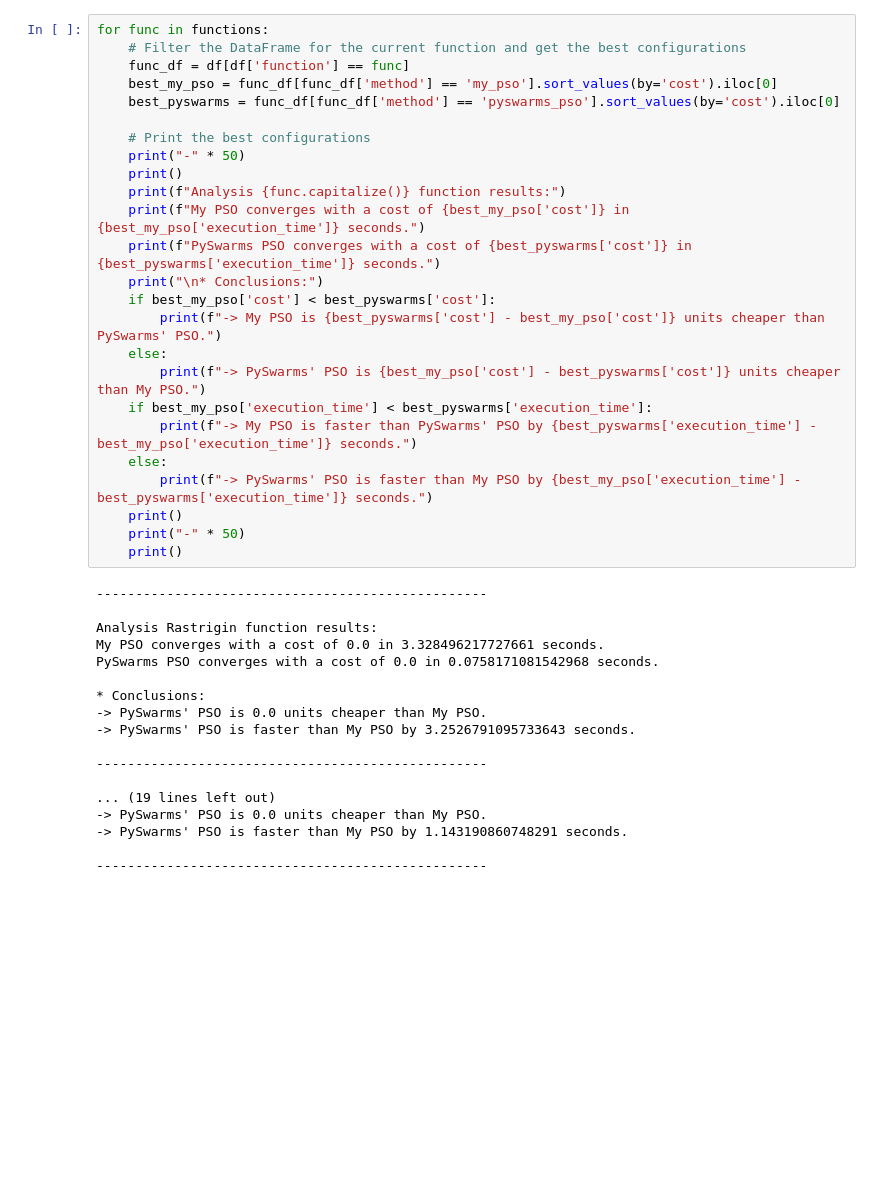
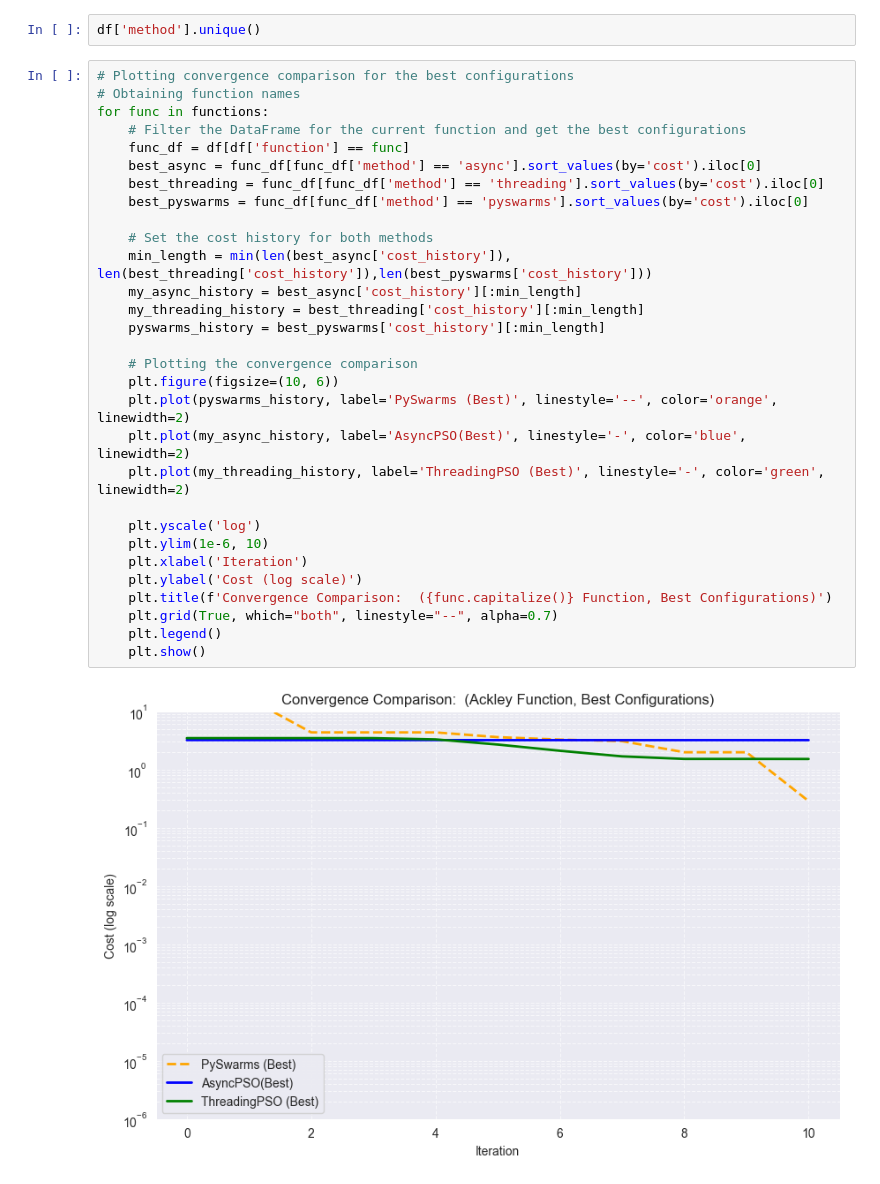
Before and after one commit to carroyo03/qpso, a Jupyter notebook: analysis/data.ipynb, the cells around one changed output. Cells and saved outputs as stored; diff of their text form; blank space fills up the shorter version.

```diff
--- a/analysis/data.ipynb
+++ b/analysis/data.ipynb
@@ -106,43 +63,34 @@ for func in functions:
-# %%
-for func in functions:
-    # Filter the DataFrame for the current function and get the best configurations
-    func_df = df[df['function'] == func]
-    best_my_pso = func_df[func_df['method'] == 'my_pso'].sort_values(by='cost').iloc[0]
-    best_pyswarms = func_df[func_df['method'] == 'pyswarms_pso'].sort_values(by='cost').iloc[0]
-
-    # Print the best configurations
-    print("-" * 50)
-    print()
-    print(f"Analysis {func.capitalize()} function results:")
-    print(f"My PSO converges with a cost of {best_my_pso['cost']} in {best_my_pso['execution_time']} seconds.")
-    print(f"PySwarms PSO converges with a cost of {best_pyswarms['cost']} in {best_pyswarms['execution_time']} seconds.")
-    print("\n* Conclusions:")
-    if best_my_pso['cost'] < best_pyswarms['cost']:
-        print(f"-> My PSO is {best_pyswarms['cost'] - best_my_pso['cost']} units cheaper than PySwarms' PSO.")
-    else:
-        print(f"-> PySwarms' PSO is {best_my_pso['cost'] - best_pyswarms['cost']} units cheaper than My PSO.")
-    if best_my_pso['execution_time'] < best_pyswarms['execution_time']:
-        print(f"-> My PSO is faster than PySwarms' PSO by {best_pyswarms['execution_time'] - best_my_pso['execution_time']} seconds.")
-    else:
-        print(f"-> PySwarms' PSO is faster than My PSO by {best_my_pso['execution_time'] - best_pyswarms['execution_time']} seconds.")
-    print()
-    print("-" * 50)
-    print()
-# %% [output]
---------------------------------------------------
-
-Analysis Rastrigin function results:
-My PSO converges with a cost of 0.0 in 3.328496217727661 seconds.
-PySwarms PSO converges with a cost of 0.0 in 0.0758171081542968 seconds.
-
-* Conclusions:
--> PySwarms' PSO is 0.0 units cheaper than My PSO.
--> PySwarms' PSO is faster than My PSO by 3.2526791095733643 seconds.
-
---------------------------------------------------
-
-... (19 lines left out)
--> PySwarms' PSO is 0.0 units cheaper than My PSO.
--> PySwarms' PSO is faster than My PSO by 1.143190860748291 seconds.
-
---------------------------------------------------
+# %%
+df['method'].unique()
+# %%
+# Plotting convergence comparison for the best configurations
+# Obtaining function names
+for func in functions:
+    # Filter the DataFrame for the current function and get the best configurations
+    func_df = df[df['function'] == func]
+    best_async = func_df[func_df['method'] == 'async'].sort_values(by='cost').iloc[0]
+    best_threading = func_df[func_df['method'] == 'threading'].sort_values(by='cost').iloc[0]
+    best_pyswarms = func_df[func_df['method'] == 'pyswarms'].sort_values(by='cost').iloc[0]
+
+    # Set the cost history for both methods
+    min_length = min(len(best_async['cost_history']), len(best_threading['cost_history']),len(best_pyswarms['cost_history']))
+    my_async_history = best_async['cost_history'][:min_length]
+    my_threading_history = best_threading['cost_history'][:min_length]
+    pyswarms_history = best_pyswarms['cost_history'][:min_length]
+
+    # Plotting the convergence comparison
+    plt.figure(figsize=(10, 6))
+    plt.plot(pyswarms_history, label='PySwarms (Best)', linestyle='--', color='orange', linewidth=2)
+    plt.plot(my_async_history, label='AsyncPSO(Best)', linestyle='-', color='blue', linewidth=2)
+    plt.plot(my_threading_history, label='ThreadingPSO (Best)', linestyle='-', color='green', linewidth=2)
+
+    plt.yscale('log')
+    plt.ylim(1e-6, 10)
+    plt.xlabel('Iteration')
+    plt.ylabel('Cost (log scale)')
+    plt.title(f'Convergence Comparison:  ({func.capitalize()} Function, Best Configurations)')
+    plt.grid(True, which="both", linestyle="--", alpha=0.7)
+    plt.legend()
+    plt.show()
+# %% [output]
+[figure, added]
```
Also changed, not shown: parts of 6 cells of this notebook, 27 other files.
